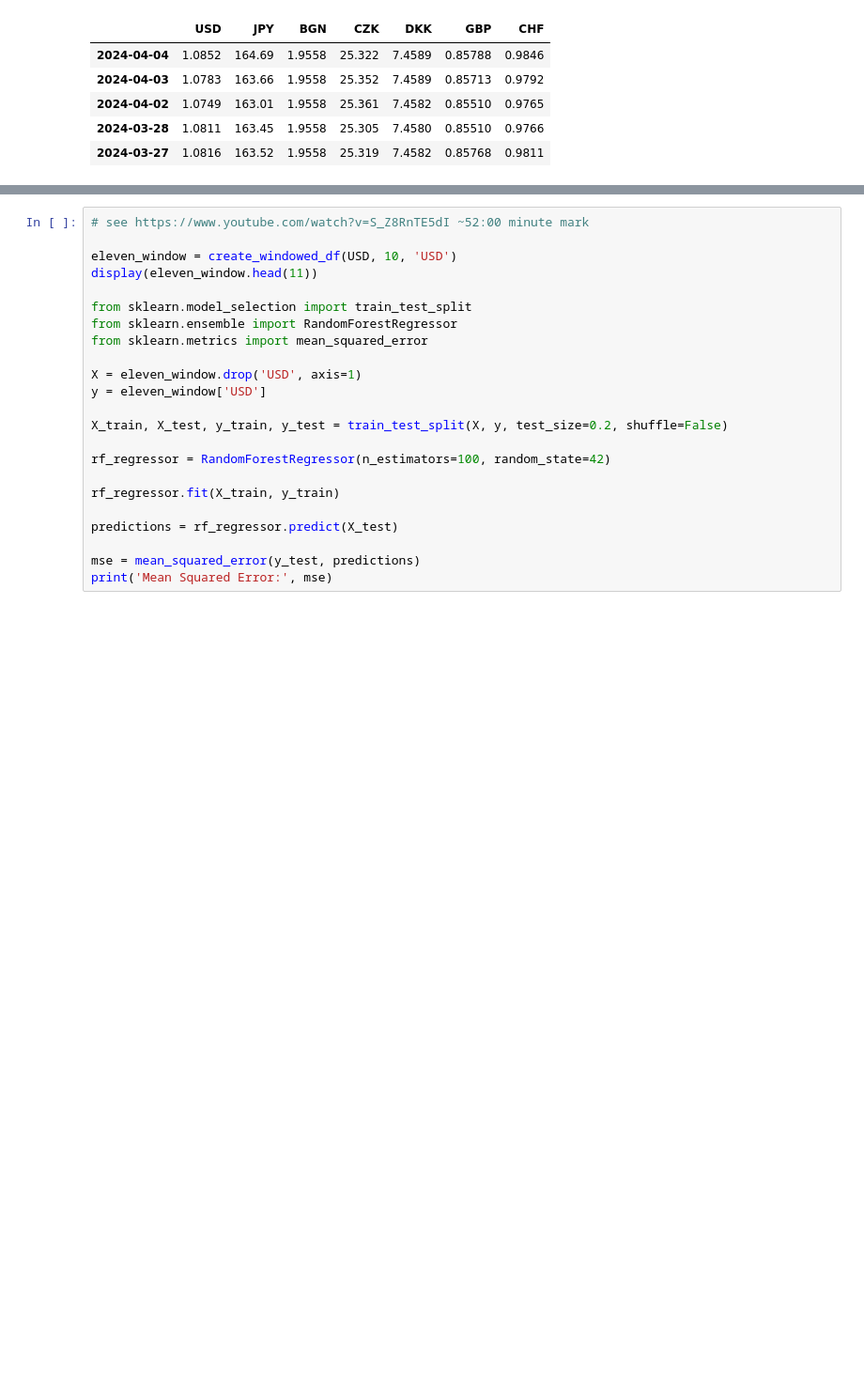
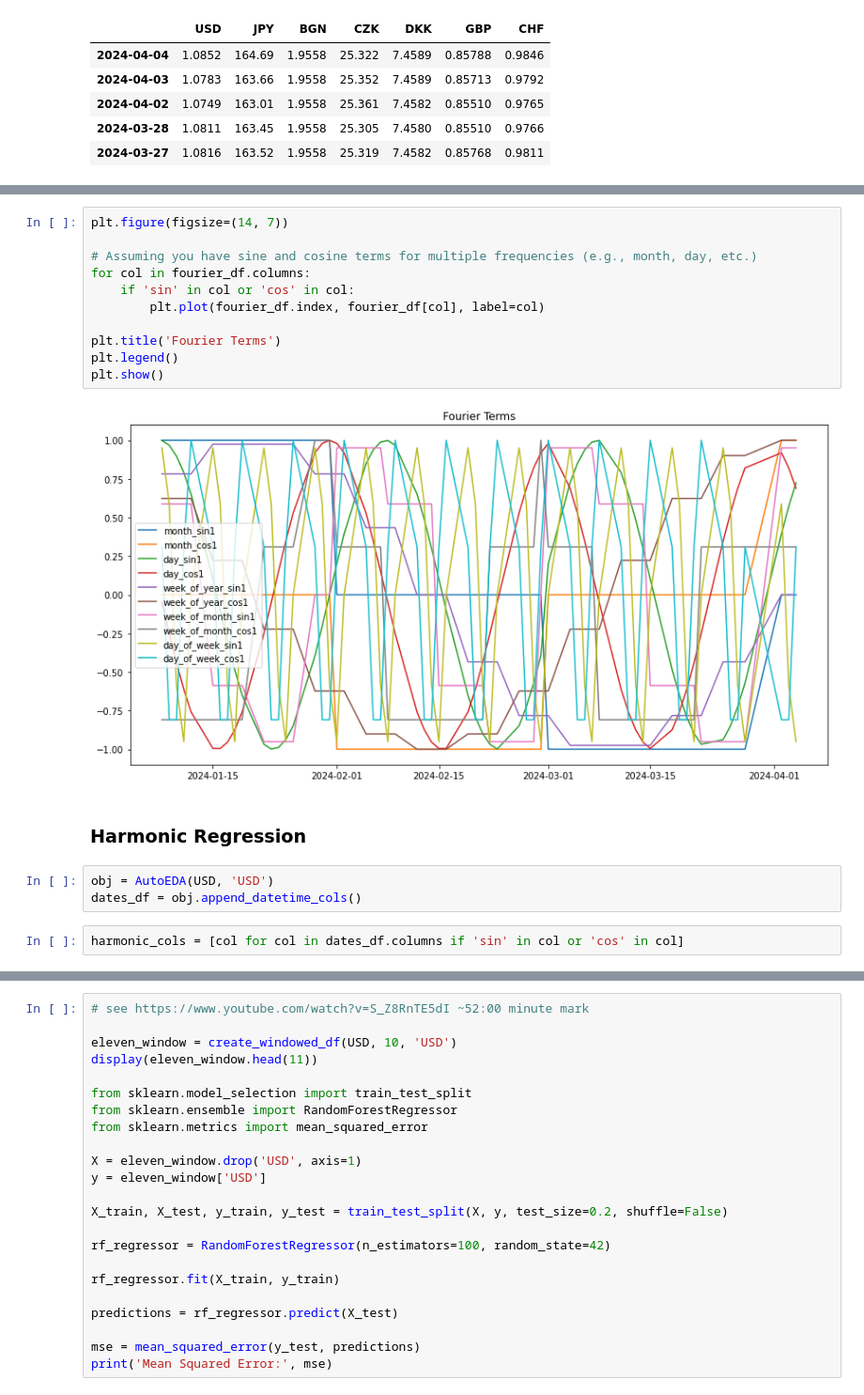
Before and after one commit to mayukhsen13/autoeda_test, a Jupyter notebook: Data_Analysis-ML.ipynb, the cells around one changed output, grey strips where cells are left out. Shown at 94% size. Cells and saved outputs as stored; diff of their text form; blank space fills up the shorter version.

```diff
--- a/Data_Analysis-ML.ipynb
+++ b/Data_Analysis-ML.ipynb
@@ -74,0 +119,20 @@ display(fourier_df.head())
+# %%
+plt.figure(figsize=(14, 7))
+
+# Assuming you have sine and cosine terms for multiple frequencies (e.g., month, day, etc.)
+for col in fourier_df.columns:
+    if 'sin' in col or 'cos' in col:
+        plt.plot(fourier_df.index, fourier_df[col], label=col)
+
+plt.title('Fourier Terms')
+plt.legend()
+plt.show()
+# %% [output]
+[figure, added]
+# %% [markdown]
+### Harmonic Regression
+# %%
+obj = AutoEDA(USD, 'USD')
+dates_df = obj.append_datetime_cols()
+# %%
+harmonic_cols = [col for col in dates_df.columns if 'sin' in col or 'cos' in col]
```
Also changed, not shown: parts of 21 cells of this notebook, 1 other file.
